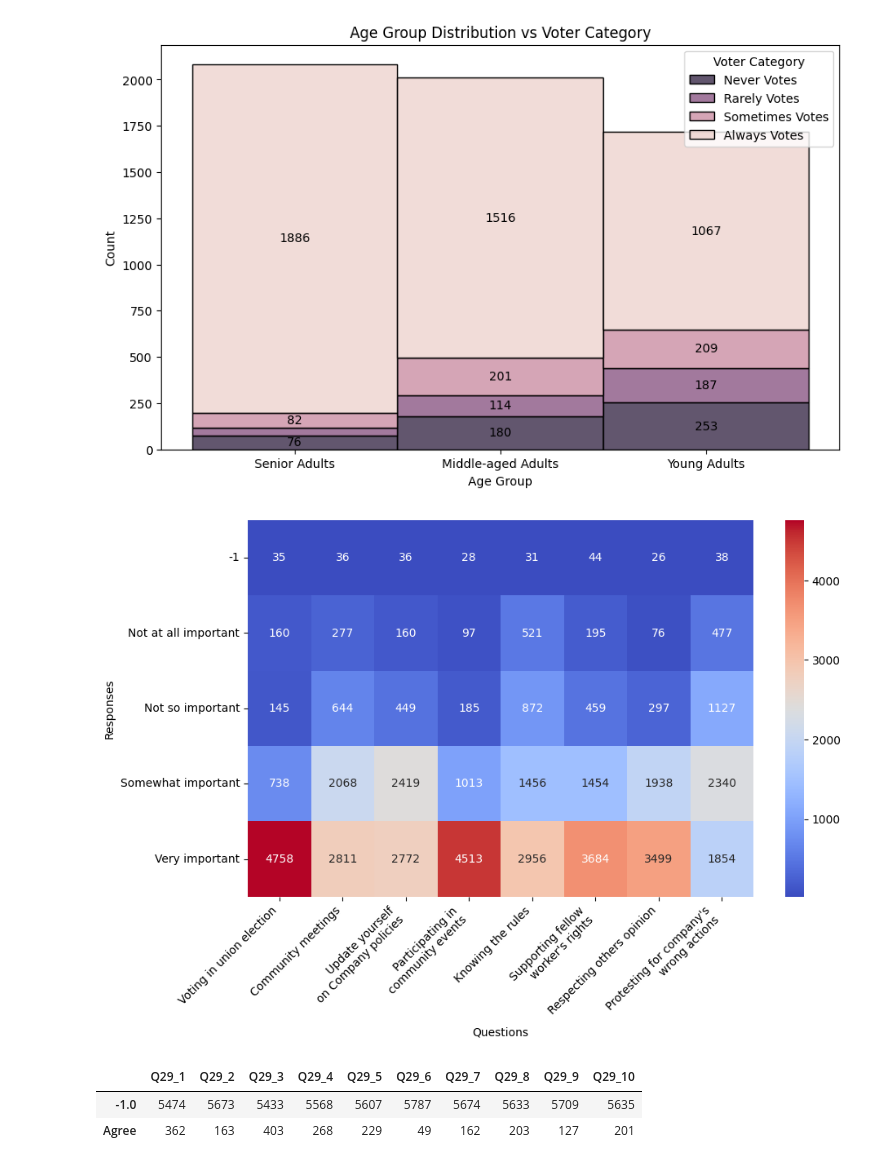
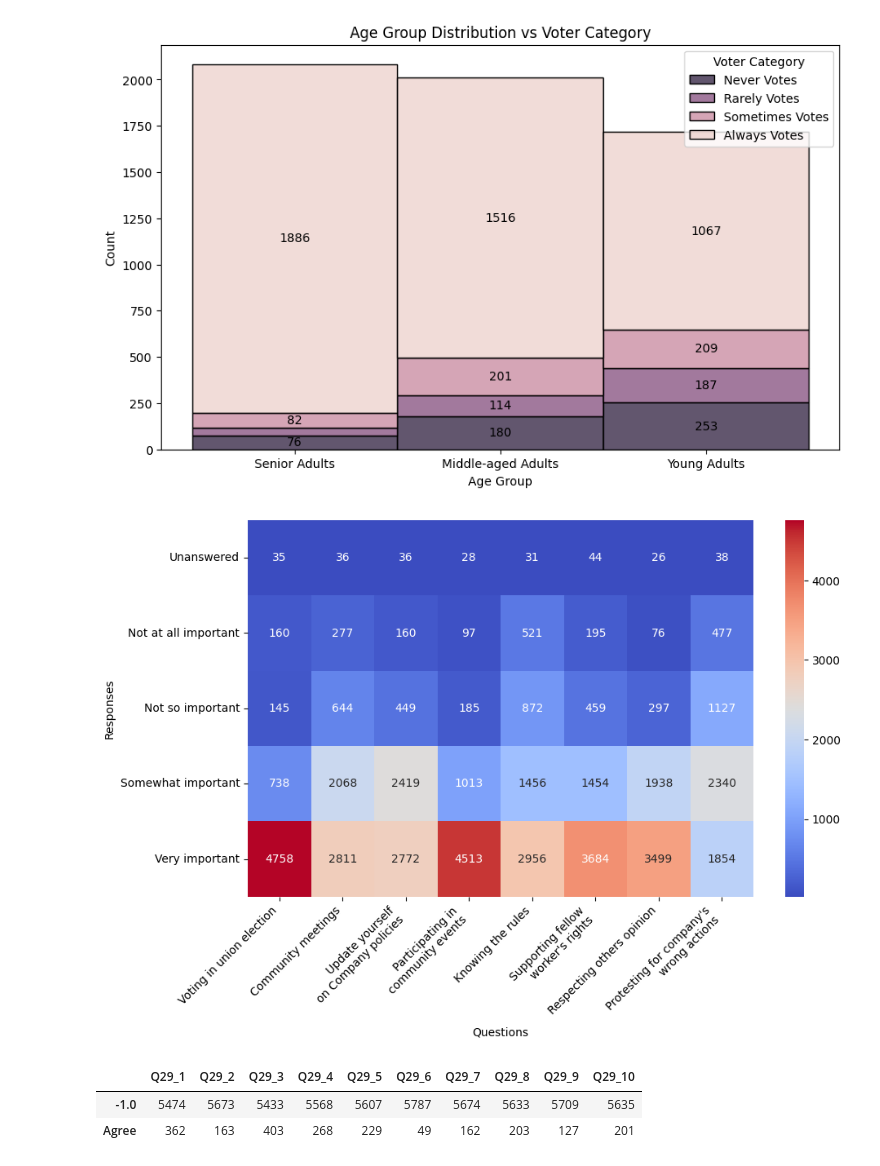
Before and after one commit to Kaustav-Goswami9/Data-Viz, a Jupyter notebook: topic_1.ipynb, the cells around one changed output. Drawn from its saved outputs; the diff is of its cells as text; code cells hidden in the pictures.

Commit message:
updated heatmap.

```diff
--- a/topic_1.ipynb
+++ b/topic_1.ipynb
@@ -29,28 +29,33 @@ plt.show()
 # %%
 data = pd.read_csv('no_encoding_data.csv')
 
 # plot heatmap for Q2_1 to Q2_10 columns
-q2_columns = ['Q2_1', 'Q2_2', 'Q2_3', 'Q2_5',
-              'Q2_6', 'Q2_7', 'Q2_8', 'Q2_10']
+q2_columns = ['Q2_1', 'Q2_2', 'Q2_3', 'Q2_5', 'Q2_6', 'Q2_7', 'Q2_8', 'Q2_10']
+
+
+# Replace -1 with a meaningful label in the data
+data[q2_columns] = data[q2_columns].replace('-1', 'Unanswered')
 
 pivot_table = data[q2_columns].apply(pd.Series.value_counts).fillna(0)
+
+pivot_table = pivot_table.reindex(['Unanswered', 'Not at all important', 'Not so important',
+                                   'Somewhat important', 'Very important'])
 
 temp = data[data[q2_columns] != -1]
 plt.figure(figsize=(10, 6))
 sns_heatmap = sns.heatmap(pivot_table, annot=True, fmt='g', cmap='coolwarm')
 plt.xlabel('Questions')
 plt.ylabel('Responses')
-
 # Set the x-axis labels
 sns_heatmap.set_xticklabels(['Voting in union election', 'Community meetings', 'Update yourself\non Company policies',
                              'Participating in\ncommunity events', 'Knowing the rules',
                              "Supporting fellow\nworker's rights", 'Respecting others opinion',
                              "Protesting for company's\nwrong actions"],
                             rotation=45, ha='right')
 
 plt.savefig('./Topic charts/Q-2.png', dpi=300, bbox_inches='tight')
 # %% [output]
-[figure, old version]
+[figure, new version]
 # %%
 # plot pie chart for Q29_1 to Q29_10 columns
 q29_columns = ['Q29_1', 'Q29_2', 'Q29_3', 'Q29_4', 'Q29_5', 'Q29_6', 'Q29_7', 'Q29_8', 'Q29_9', 'Q29_10']
```
Also changed, not shown: 1 other file.
